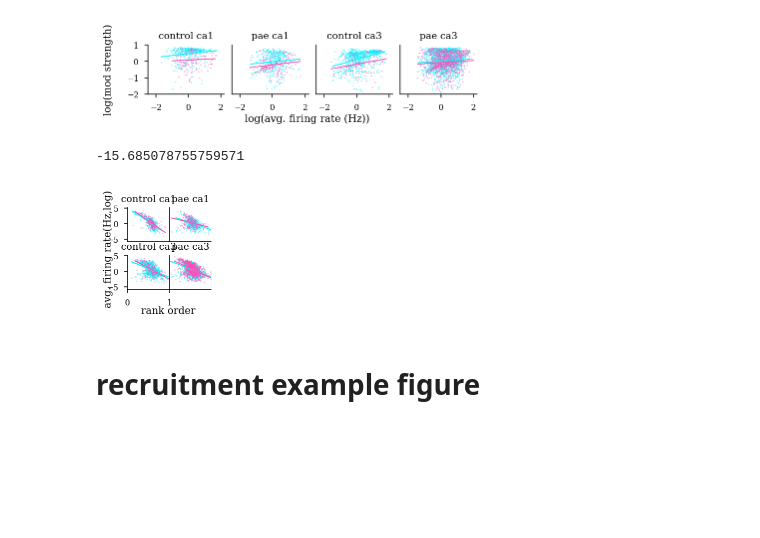
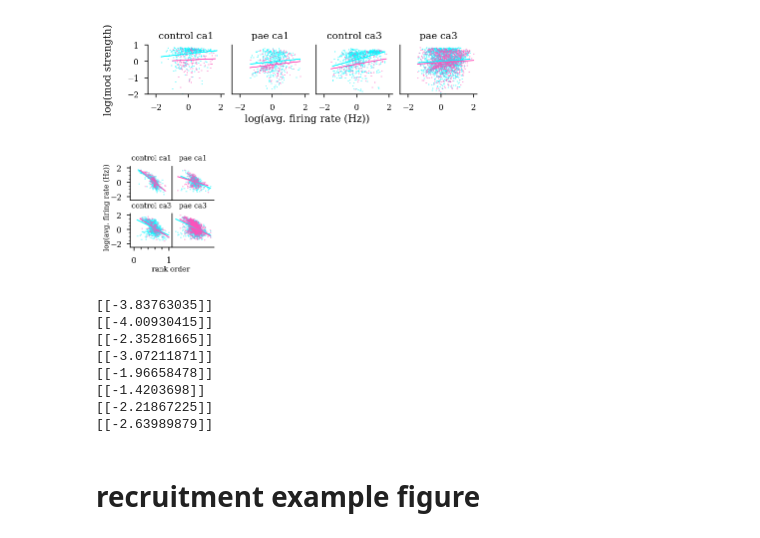
Before and after one commit to ryanharvey1/ripple_analyses, a Jupyter notebook: notebooks/ripple_modulation.ipynb, the cells around one changed output. Saved outputs shown, nothing was run; the diff lists cells and outputs as text; code cells hidden in the pictures; blank space fills up the shorter version.

```diff
--- a/notebooks/ripple_modulation.ipynb
+++ b/notebooks/ripple_modulation.ipynb
@@ -35,7 +30,8 @@ tex_fonts = {
     # Make the legend/label fonts a little smaller
     "legend.fontsize": 8,
     "xtick.labelsize": 8,
-    "ytick.labelsize": 8
+    "ytick.labelsize": 8,
+    "svg.fonttype": 'none'
 }
 plt.style.use('seaborn-paper')
 plt.rcParams.update(tex_fonts)
@@ -1281,7 +1280,7 @@ def get_slope_intercept(X,y):
     xaxis = np.arange(X.min(), X.max(), 0.01)
     yaxis = reg.predict(xaxis.reshape((len(xaxis), 1)))
     r2 = reg.score(X.reshape(-1, 1),y.reshape(-1, 1))
-    return xaxis,yaxis,r2
+    return xaxis,yaxis,r2,reg
 
 def plot_feature(feature_1,feature_2,df_cell_class,good_cells,area,group,cell_type,color,ax):
     idx = good_cells & (df_cell_class.area == area) & (df_cell_class.group == group) & (df_cell_class.cell_type == cell_type)
@@ -1295,9 +1294,9 @@ def plot_feature(feature_1,feature_2,df_cell_class,good_cells,area,group,cell_ty
     ax.scatter(X,y,s=1,alpha=.5,color=color,rasterized=True)
 #     slope,intercept = get_slope_intercept(X,y)
 #     ax.plot(X,(slope* X + intercept),linewidth=1,color=color)
-    xaxis,yaxis,r2 = get_slope_intercept(X,y)
+    xaxis,yaxis,r2,reg = get_slope_intercept(X,y)
     ax.plot(xaxis,yaxis,linewidth=1,color=color,label=('R2='+str(round(r2, 2))))
-
+    return reg
 
 fig, axs = plt.subplots(1,4, figsize=set_size('thesis', fraction=1, subplots=(1, 4)), edgecolor='k')
 fig.subplots_adjust(hspace = .5, wspace=.1)
@@ -1444,10 +1443,6 @@ fig.text(0.02, 0.5, 'log(mod strength)', va='center', rotation='vertical')
 plt.savefig(r'D:\ryanh\GoogleDrive\school_work\UNM\Lab\Projects\Dissertation\dissertation\inkscape_figs\ripple_recuitment\avg_fr_mod_strength.svg',dpi=300,bbox_inches='tight')
 # %% [output]
 [figure]
-# %%
-y_min
-# %% [output]
--15.685078755759571
 # %%
 fig, axs = plt.subplots(2,2, figsize=(1.5,1.5), edgecolor='k')
 
@@ -1458,59 +1453,86 @@ ax = axs.ravel()
 idx = ((df_cell_class.n_ripples >= 50) &
        (df_cell_class.n_spikes >= 100))
 
-plot_feature('rank_order','avg_fr_log',df_cell_class,idx,'ca1','control','pyr','#08F7FE',ax[0])
-plot_feature('rank_order','avg_fr_log',df_cell_class,idx,'ca1','control','int','#FE53BB',ax[0])
+reg_ca1_control_pyr = plot_feature('rank_order','avg_fr_log',df_cell_class,idx,'ca1','control','pyr','#08F7FE',ax[0])
+reg_ca1_control_int = plot_feature('rank_order','avg_fr_log',df_cell_class,idx,'ca1','control','int','#FE53BB',ax[0])
 ax[0].axes.get_xaxis().set_ticks([])
-ax[0].set_title('control ca1')
+ax[0].set_title('control ca1',fontsize=7)
 
 
-plot_feature('rank_order','avg_fr_log',df_cell_class,idx,'ca3','control','pyr','#08F7FE',ax[2])
-plot_feature('rank_order','avg_fr_log',df_cell_class,idx,'ca3','control','int','#FE53BB',ax[2])
+reg_ca3_control_pyr= plot_feature('rank_order','avg_fr_log',df_cell_class,idx,'ca3','control','pyr','#08F7FE',ax[2])
+reg_ca3_control_int = plot_feature('rank_order','avg_fr_log',df_cell_class,idx,'ca3','control','int','#FE53BB',ax[2])
 # ax[2].set_xlabel('>short ripple > long ripple')
 # ax[2].set_ylabel('baseline \n firing rate (Hz)')
-ax[2].set_title('control ca3')
+ax[2].set_title('control ca3',fontsize=7)
 
 
-plot_feature('rank_order','avg_fr_log',df_cell_class,idx,'ca1','pae','pyr','#08F7FE',ax[1])
-plot_feature('rank_order','avg_fr_log',df_cell_class,idx,'ca1','pae','int','#FE53BB',ax[1])
+reg_ca1_pae_pyr = plot_feature('rank_order','avg_fr_log',df_cell_class,idx,'ca1','pae','pyr','#08F7FE',ax[1])
+reg_ca1_pae_int = plot_feature('rank_order','avg_fr_log',df_cell_class,idx,'ca1','pae','int','#FE53BB',ax[1])
 ax[1].axes.get_xaxis().set_ticks([])
 ax[1].axes.get_yaxis().set_ticks([])
-ax[1].set_title('pae ca1')
+ax[1].set_title('pae ca1',fontsize=7)
 
 
-plot_feature('rank_order','avg_fr_log',df_cell_class,idx,'ca3','pae','pyr','#08F7FE',ax[3])
-plot_feature('rank_order','avg_fr_log',df_cell_class,idx,'ca3','pae','int','#FE53BB',ax[3])
+reg_ca3_pae_pyr = plot_feature('rank_order','avg_fr_log',df_cell_class,idx,'ca3','pae','pyr','#08F7FE',ax[3])
+reg_ca3_pae_int = plot_feature('rank_order','avg_fr_log',df_cell_class,idx,'ca3','pae','int','#FE53BB',ax[3])
 ax[3].axes.get_yaxis().set_ticks([])
 ax[3].axes.get_xaxis().set_ticks([])
-ax[3].set_title('pae ca3')
+ax[3].set_title('pae ca3',fontsize=7)
 
 
-ax[0].set_xlim(0,1)
-ax[1].set_xlim(0,1)
-ax[2].set_xlim(0,1)
-ax[3].set_xlim(0,1)
+ax[0].set_xlim(-.1,1.1)
+ax[1].set_xlim(-.1,1.1)
+ax[2].set_xlim(-.1,1.1)
+ax[3].set_xlim(-.1,1.1)
 
 
 ax[0].set_ylim(min(df_cell_class.avg_fr_log),max(df_cell_class.avg_fr_log))
 ax[1].set_ylim(min(df_cell_class.avg_fr_log),max(df_cell_class.avg_fr_log))
 ax[2].set_ylim(min(df_cell_class.avg_fr_log),max(df_cell_class.avg_fr_log))
 ax[3].set_ylim(min(df_cell_class.avg_fr_log),max(df_cell_class.avg_fr_log))
 
+ax[0].xaxis.set_minor_locator(AutoMinorLocator())
+ax[1].xaxis.set_minor_locator(AutoMinorLocator())
+ax[2].xaxis.set_minor_locator(AutoMinorLocator())
+ax[3].xaxis.set_minor_locator(AutoMinorLocator())
+
+ax[0].yaxis.set_minor_locator(AutoMinorLocator())
+ax[1].yaxis.set_minor_locator(AutoMinorLocator())
+ax[2].yaxis.set_minor_locator(AutoMinorLocator())
+ax[3].yaxis.set_minor_locator(AutoMinorLocator())
 # ax[0].legend()
 # ax[1].legend()
 # ax[2].legend()
 # ax[3].legend()
 
 for i in range(4):
     ax[i].spines['top'].set_visible(False)
     ax[i].spines['right'].set_visible(False)
 
-fig.text(0.5,-.1, 'rank order', ha='center')
-fig.text(-.1, 0.5, 'avg. firing rate(Hz,log)', va='center', rotation='vertical')
+fig.text(0.5,-.1, 'rank order', ha='center',fontsize=7)
+fig.text(-.13, 0.5, 'log(avg. firing rate (Hz))', va='center', rotation='vertical',fontsize=7)
 
-plt.savefig(r'D:\ryanh\GoogleDrive\school_work\UNM\Lab\Projects\Dissertation\dissertation\inkscape_figs\ripple_recuitment\rank_order.svg',dpi=300,bbox_inches='tight')
+plt.savefig(r'D:\ryanh\GoogleDrive\school_work\UNM\Lab\Projects\pae_ripple_paper\inkscape_figs\ripple_recuitment\rank_order.svg',dpi=300,bbox_inches='tight')
 # %% [output]
-[figure, old version]
+[figure, new version]
+# %%
+print(reg_ca1_control_pyr.coef_)
+print(reg_ca1_control_int.coef_)
+print(reg_ca3_control_pyr.coef_)
+print(reg_ca3_control_int.coef_)
+print(reg_ca1_pae_pyr.coef_)
+print(reg_ca1_pae_int.coef_)
+print(reg_ca3_pae_pyr.coef_)
+print(reg_ca3_pae_int.coef_)
+# %% [output]
+[[-3.83763035]]
+[[-4.00930415]]
+[[-2.35281665]]
+[[-3.07211871]]
+[[-1.96658478]]
+[[-1.4203698]]
+[[-2.21867225]]
+[[-2.63989879]]
 # %% [markdown]
 # recruitment example figure
 # %%
```
Also changed, not shown: parts of 4 cells of this notebook, 4 other files.
